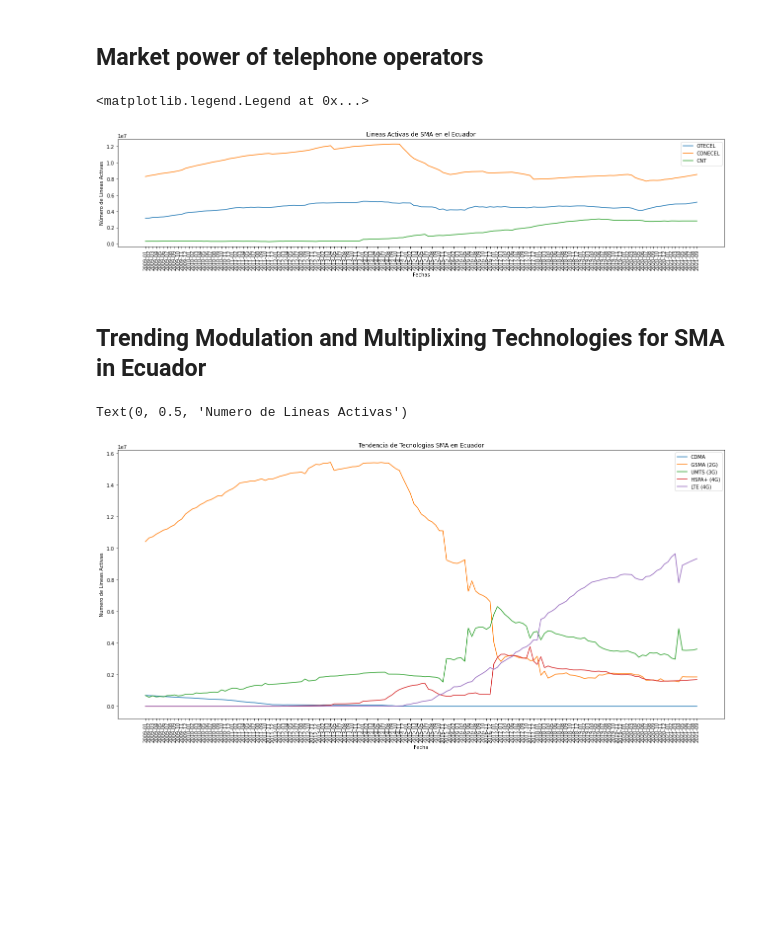
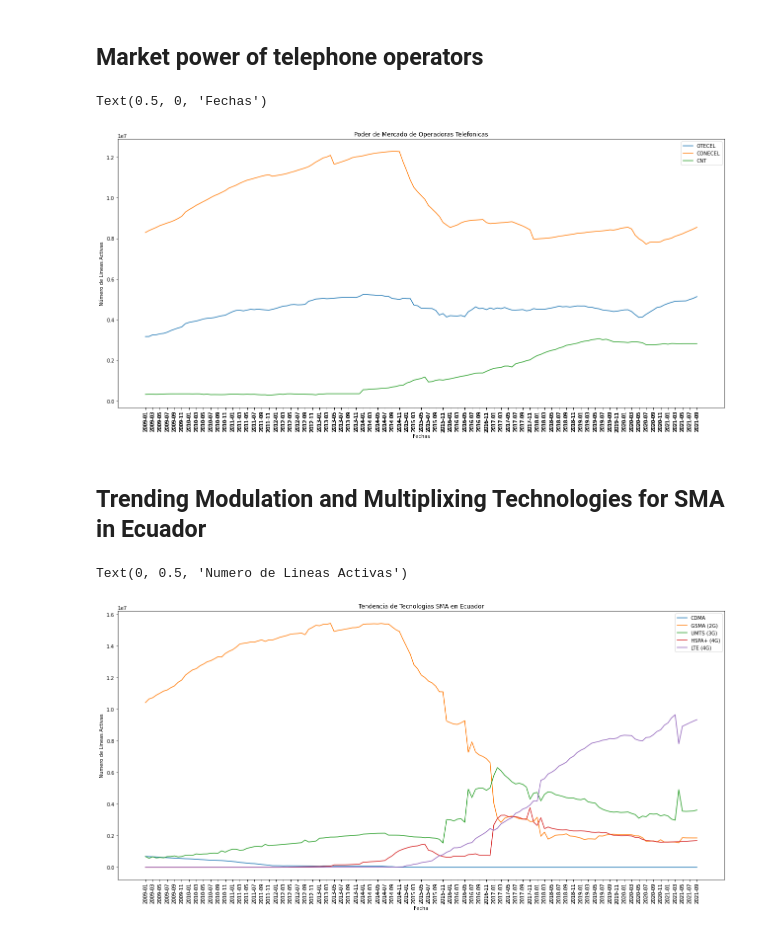
Before and after one commit to ndcastillo/sma-sampling-ecuador, a Jupyter notebook: MuestreoSMA_Ecuador.ipynb, the cells around one changed output. Drawn from its saved outputs; the diff is of its cells as text; code cells hidden in the pictures; blank space fills up the shorter version.

```diff
--- a/MuestreoSMA_Ecuador.ipynb
+++ b/MuestreoSMA_Ecuador.ipynb
@@ -46,22 +46,30 @@ operators = ['otecel','conecel','cnt']
 technologies = ['cdma','gsma','umts','hspa+','lte']
 technologies_titles = ['cdma','gsma (2g)','umts (3g)','hspa+ (4g)','lte (4g)']
 smadata['year'] = smadata['fecha']
+
 for i in range(len(smadata)):
   smadata['year'][i] =  int(smadata['fecha'][i][:-3])
 
 smadata_seg = smadata[smadata['year']>=(2021-5)]
 
 for j in range(len(technologies)):
-  plt.figure(figsize=(25,4))
+  plt.figure(figsize=(22,4))
   for i in range(len(operators)):
     df_seg = smadata_seg[smadata_seg['nombre'] == operators[i]]
     plt.xticks(rotation='vertical')
     plt.plot(df_seg['fecha'],df_seg[technologies[j]])
 
+  #ticks
+  xt=[]
+  for x in df_seg['fecha']:
+    if int(x[-2:])%2!=0:
+      xt.append(x)
+
   plt.xlabel('Fechas')
-  plt.ylabel('Numero de Lineas Activas')
+  plt.ylabel('Número de Lineas Activas')
   plt.title(technologies_titles[j].upper())
   plt.legend([x.upper() for x in operators])
+  plt.xticks(xt,rotation='vertical')
 # %% [output]
 A value is trying to be set on a copy of a slice from a DataFrame
 
@@ -84,23 +93,29 @@ smadata.head()
 # %% [markdown]
 ## Market power of telephone operators
 # %%
-plt.figure(figsize=(22,4))
+plt.figure(figsize=(22,10))
 
 for i in range(len(operators)):
   df_seg = smadata[smadata['nombre']==operators[i]]
   plt.plot(df_seg['fecha'],df_seg['lines'])
   plt.xticks(rotation='vertical')
 
+for x in df_seg['fecha']:
+  if int(x[-2:])%2!=0:
+    xt.append(x)
+
 plt.title('Poder de Mercado de Operadoras Telefonicas')
+plt.legend([x.upper() for x in operators])
+plt.xticks(xt,rotation='vertical')
+plt.ylabel('Número de Lineas Activas')
 plt.xlabel('Fechas')
-plt.ylabel('Número de Lineas Activas')
-plt.legend([x.upper() for x in operators])
 # %% [output]
-<matplotlib.legend.Legend at 0x...>
+Text(0.5, 0, 'Fechas')
-[figure, old version]
+[figure, new version]
 # %% [markdown]
 ## Trending Modulation and Multiplixing Technologies for SMA in Ecuador
 # %%
+from re import X
 categoric = smadata['fecha'].value_counts(sort=False)
 df_categoric_columns = np.hstack((['fecha'],technologies))
 df_categoric = pd.DataFrame(columns = df_categoric_columns)
@@ -119,15 +134,16 @@ for i in range(len(categoric)):
   else:
     df_categoric=pd.concat([df_categoric,df_temp],ignore_index=True)
 
+
 plt.figure(figsize=(22,10))
 for i in range(len(technologies)):
   plt.plot(df_categoric['fecha'],[int(x) for x in df_categoric[technologies[i]]])
 
 plt.legend([x.upper() for x in technologies_titles])
-plt.xticks(rotation='vertical')
+plt.xticks(yt ,rotation='vertical')
 plt.title('Tendencia de Tecnologias SMA en Ecuador')
 plt.xlabel('Fecha')
 plt.ylabel('Numero de Lineas Activas')
 # %% [output]
 Text(0, 0.5, 'Numero de Lineas Activas')
-[figure, old version]
+[figure, new version]
```
Also changed, not shown: parts of 1 cell of this notebook.
